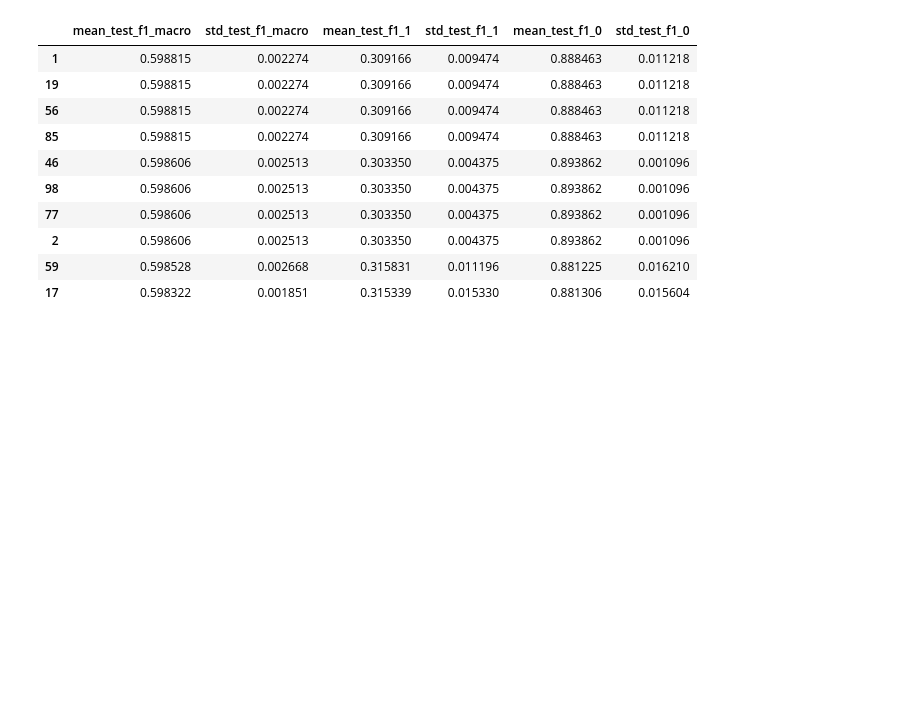
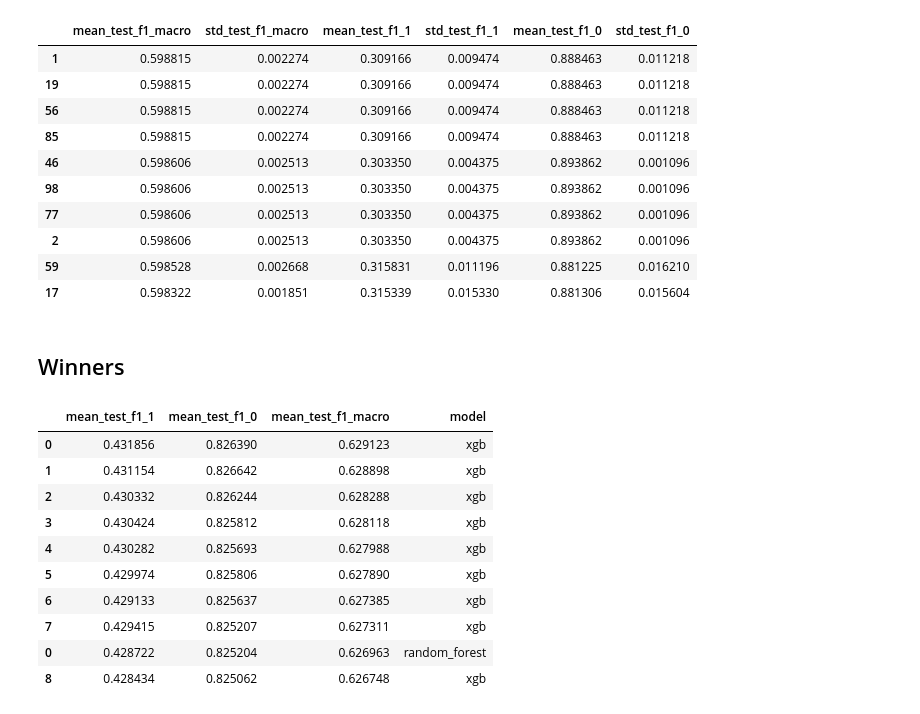
Before and after one commit to JacopoRaffi/DM_Project, a Jupyter notebook: TASK4/undersampling/classifiers_bayes.ipynb, the cells around one changed output. Cells and saved outputs as stored; diff of their text form; code cells hidden in the pictures; blank space fills up the shorter version.

```diff
--- a/TASK4/undersampling/classifiers_bayes.ipynb
+++ b/TASK4/undersampling/classifiers_bayes.ipynb
@@ -515,3 +515,44 @@ df.head(n=10)[['mean_test_f1_macro', 'std_test_f1_macro', 'mean_test_f1_1', 'std
 | 2 | 0.598606 | 0.002513 | 0.303350 | 0.004375 | 0.893862 | 0.001096 |
 | 59 | 0.598528 | 0.002668 | 0.315831 | 0.011196 | 0.881225 | 0.016210 |
 | 17 | 0.598322 | 0.001851 | 0.315339 | 0.015330 | 0.881306 | 0.015604 |
+# %% [markdown]
+## Winners
+# %%
+columns_to_see = ['mean_test_f1_1', 'mean_test_f1_0', 'mean_test_f1_macro', 'model']
+USER_1 = 'Jacopo'
+USER_2 = 'Simone'
+
+models = ['rule_based', 'xgb', 'random_forest']
+path_dt = f'../../data/ml_datasets/undersampling/model_selection/{USER_1}_decision_tree_results_bayes.csv'
+path_rb = f'../../data/ml_datasets/undersampling/model_selection/{USER_1}_rule_based_bayes.csv'
+path_xgb = f'../../data/ml_datasets/undersampling/model_selection/{USER_2}_xgb_results_bayes.csv'
+path_rf = f'../../data/ml_datasets/undersampling/model_selection/{USER_2}_random_forest_results_bayes.csv'
+
+path_list = [path_rb, path_xgb, path_rf]
+
+df_results = pd.read_csv(path_dt)
+df_results['model'] = 'decision_tree'
+df_results = df_results[columns_to_see]
+
+for i, path in enumerate(path_list):
+    df = pd.read_csv(path)
+    df['model'] = models[i]
+    df.sort_values(by='mean_test_f1_macro', ascending=False, inplace=True)
+    df = df[columns_to_see]
+
+    df_results = pd.concat([df_results, df], axis=0)
+# %%
+df_results.sort_values(by='mean_test_f1_macro', ascending=False, inplace=True)
+df_results.head(10)
+# %% [output]
+|  | mean_test_f1_1 | mean_test_f1_0 | mean_test_f1_macro | model |
+| 0 | 0.431856 | 0.826390 | 0.629123 | xgb |
+| 1 | 0.431154 | 0.826642 | 0.628898 | xgb |
+| 2 | 0.430332 | 0.826244 | 0.628288 | xgb |
+| 3 | 0.430424 | 0.825812 | 0.628118 | xgb |
+| 4 | 0.430282 | 0.825693 | 0.627988 | xgb |
+| 5 | 0.429974 | 0.825806 | 0.627890 | xgb |
+| 6 | 0.429133 | 0.825637 | 0.627385 | xgb |
+| 7 | 0.429415 | 0.825207 | 0.627311 | xgb |
+| 0 | 0.428722 | 0.825204 | 0.626963 | random_forest |
+| 8 | 0.428434 | 0.825062 | 0.626748 | xgb |
```
Also changed, not shown: parts of 1 cell of this notebook, 1 other file.
